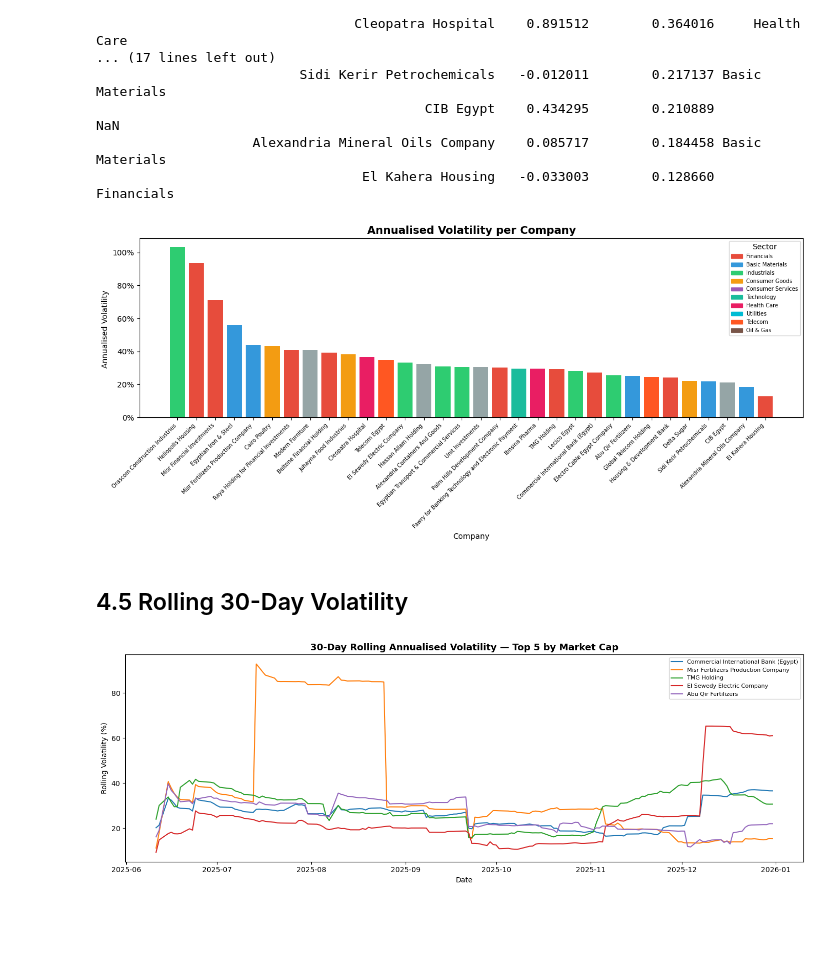
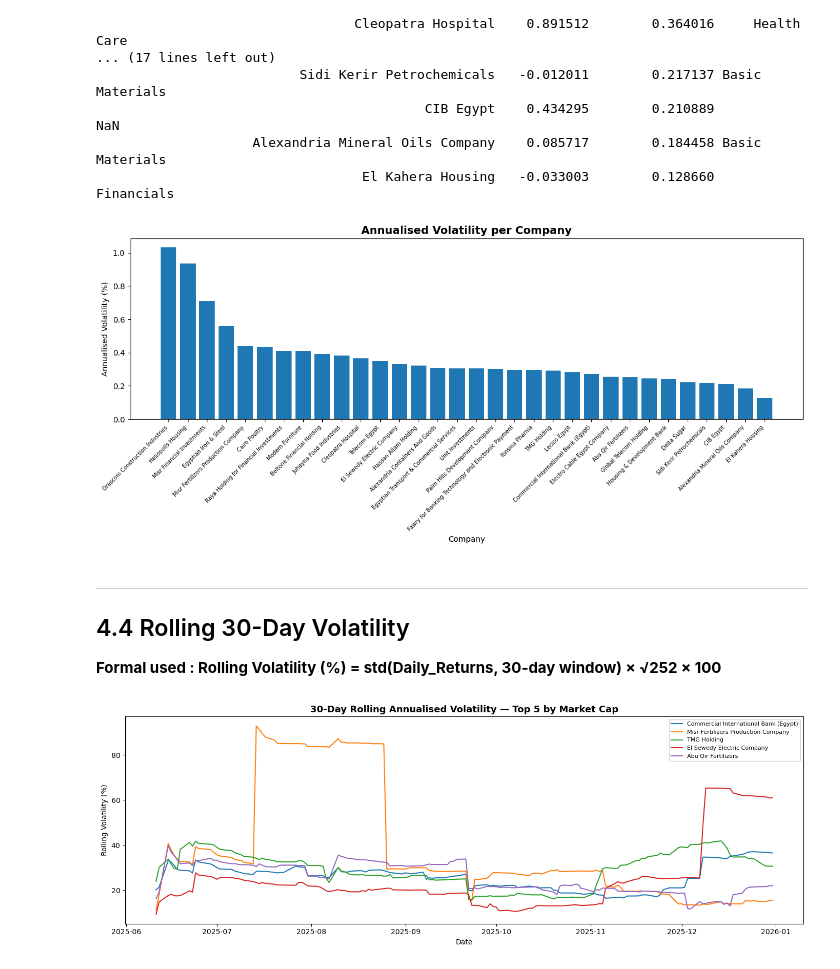
Before and after one commit to abdulrahman-mahmoud/Egxstock-analysis, a Jupyter notebook: Proessing/cleaning_analysis.ipynb, the cells around one changed output. Drawn from its saved outputs; the diff is of its cells as text; code cells hidden in the pictures; blank space fills up the shorter version.

```diff
--- a/Proessing/cleaning_analysis.ipynb
+++ b/Proessing/cleaning_analysis.ipynb
@@ -408,10 +400,7 @@ where 252 is the conventional number of trading days per year.
 # %%
 TRADING_DAYS = 252
 
-risk = df.groupby('Company')['Daily_Return'].agg(
-    Mean_Daily_Return='mean',
-    Std_Daily_Return='std'
-).dropna()
+risk = df.groupby('Company')['Daily_Return'].agg(Mean_Daily_Return='mean',Std_Daily_Return='std').dropna()
 
 risk['Ann_Return']     = risk['Mean_Daily_Return'] * TRADING_DAYS
 risk['Ann_Volatility'] = risk['Std_Daily_Return']  * np.sqrt(TRADING_DAYS)
@@ -419,9 +408,7 @@ risk['Ann_Volatility'] = risk['Std_Daily_Return']  * np.sqrt(TRADING_DAYS)
 risk = risk.reset_index()
 risk['Sector'] = risk['Company'].map(sector_map)
 
-print(risk[['Company', 'Ann_Return', 'Ann_Volatility', 'Sector']]
-      .sort_values('Ann_Volatility', ascending=False)
-      .to_string(index=False))
+print(risk[['Company', 'Ann_Return', 'Ann_Volatility', 'Sector']].sort_values('Ann_Volatility', ascending=False).to_string(index=False))
 # %% [output]
                                             Company  Ann_Return  Ann_Volatility          Sector
                     Orascom Construction Industries   -1.172688        1.033702     Industrials
@@ -441,31 +428,23 @@ print(risk[['Company', 'Ann_Return', 'Ann_Volatility', 'Sector']]
                     Alexandria Mineral Oils Company    0.085717        0.184458 Basic Materials
                                   El Kahera Housing   -0.033003        0.128660      Financials
 # %%
-sector_colors = {
-    'Financials': '#e74c3c', 'Basic Materials': '#3498db',
-    'Industrials': '#2ecc71', 'Consumer Goods': '#f39c12',
-    'Consumer Services': '#9b59b6', 'Technology': '#1abc9c',
-    'Health Care': '#e91e63', 'Utilities': '#00bcd4',
-    'Telecom': '#ff5722', 'Oil & Gas': '#795548'
-}
+fig, ax = plt.subplots(figsize=(13, 6))
 
-fig, ax = plt.subplots(figsize=(13, 6))
-colors = risk['Sector'].map(sector_colors).fillna('#95a5a6')
-bars = ax.bar(risk.sort_values('Ann_Volatility', ascending=False)['Company'],
-              risk.sort_values('Ann_Volatility', ascending=False)['Ann_Volatility'],
-              color=colors.reindex(risk.sort_values('Ann_Volatility', ascending=False).index))
+risk_sorted = risk.sort_values('Ann_Volatility', ascending=False)
+
+ax.bar(risk_sorted['Company'], risk_sorted['Ann_Volatility'])
+
 ax.set_title('Annualised Volatility per Company', fontsize=14, fontweight='bold')
 ax.set_xlabel('Company')
-ax.set_ylabel('Annualised Volatility ')
-ax.yaxis.set_major_formatter(mticker.PercentFormatter(xmax=1))
+ax.set_ylabel('Annualised Volatility (%)')
+
 plt.xticks(rotation=45, ha='right', fontsize=7)
-
-handles = [plt.Rectangle((0,0),1,1, color=c) for c in sector_colors.values()]
-ax.legend(handles, sector_colors.keys(), loc='upper right', fontsize=7, title='Sector')
 plt.tight_layout()
 plt.show()
 # %% [output]
-[figure, old version]
+[figure, new version]
 # %% [markdown]
-## 4.5 Rolling 30-Day Volatility
+---
+## 4.4 Rolling 30-Day Volatility
+**Formal used : Rolling Volatility (%) = std(Daily_Returns, 30-day window) × √252 × 100**
 # %%
```
Also changed, not shown: parts of 12 cells of this notebook.
